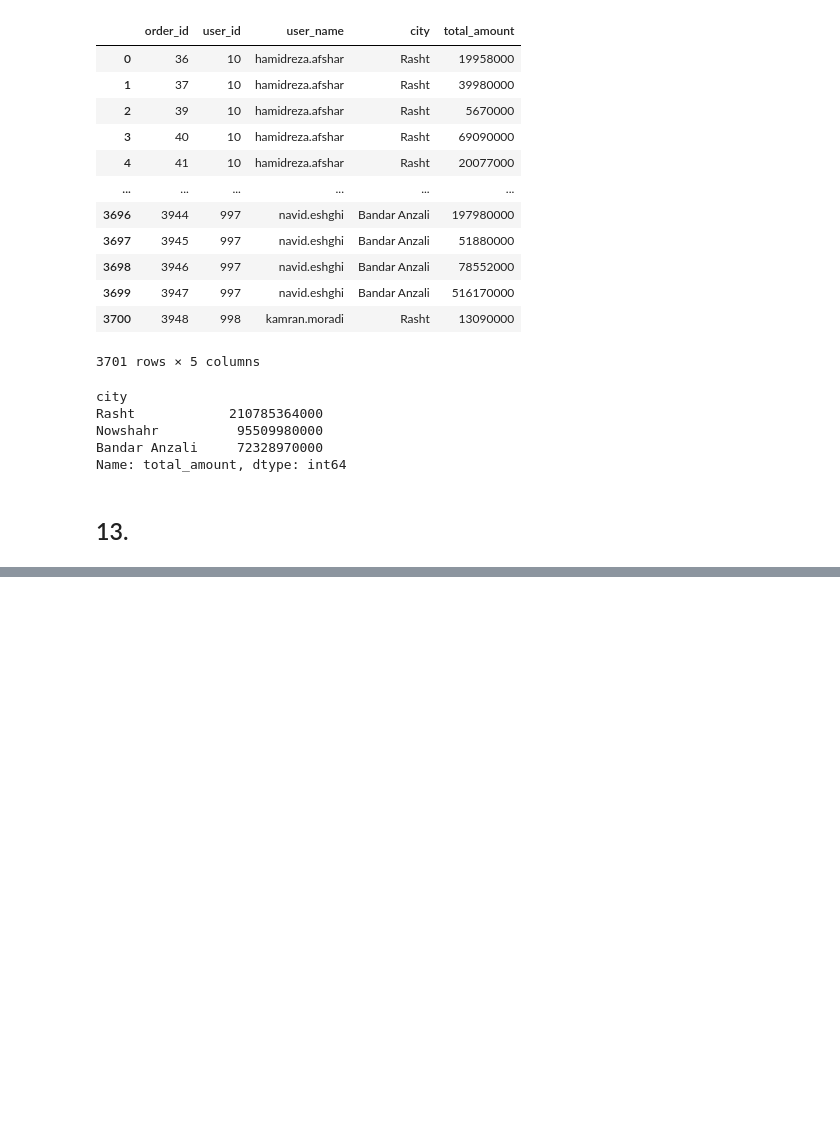
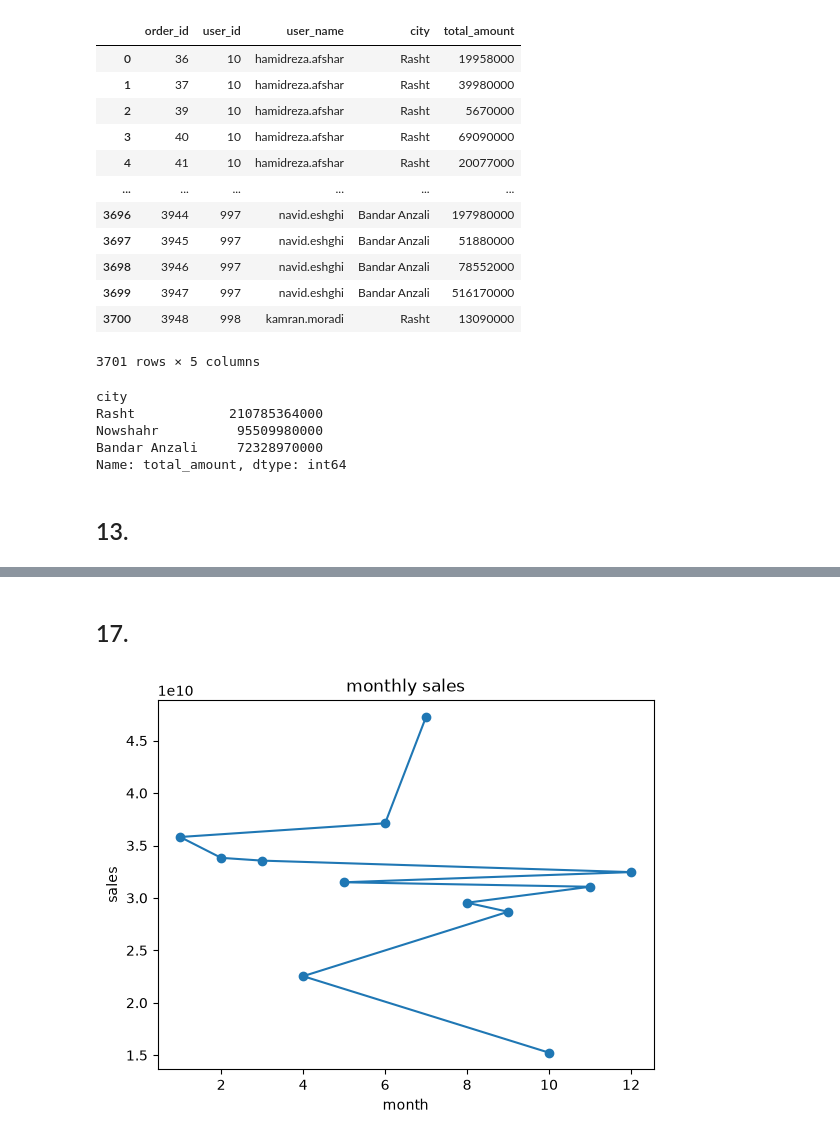
Before and after one commit to pouniq/Data_analytics_training, a Jupyter notebook: Python/KohanNegar.ipynb, the cells around one changed output, grey strips where cells are left out. Drawn from its saved outputs; the diff is of its cells as text; code cells hidden in the pictures; blank space fills up the shorter version.

```diff
--- a/Python/KohanNegar.ipynb
+++ b/Python/KohanNegar.ipynb
@@ -304,0 +299,6 @@ Name: total_amount, dtype: int64
+# %%
+df = pd.read_sql("SELECT * FROM KohanNegar.payments", conn)
+df['month'] = df['payment_date'].dt.month
+monthly_sales = df.groupby("month")['total_amount'].sum()
+monthly_sales = monthly_sales.sort_values(ascending=False)
+print('monthly sales', monthly_sales)
@@ -304,0 +340,10 @@ Name: total_amount, dtype: int64
+# %% [markdown]
+## 17.
+# %%
+monthly_sales.plot(kind='line', marker= 'o')
+plt.title('monthly sales')
+plt.xlabel('month')
+plt.ylabel('sales')
+plt.show()
+# %% [output]
+[figure, added]
```
Also changed, not shown: parts of 11 cells of this notebook.
